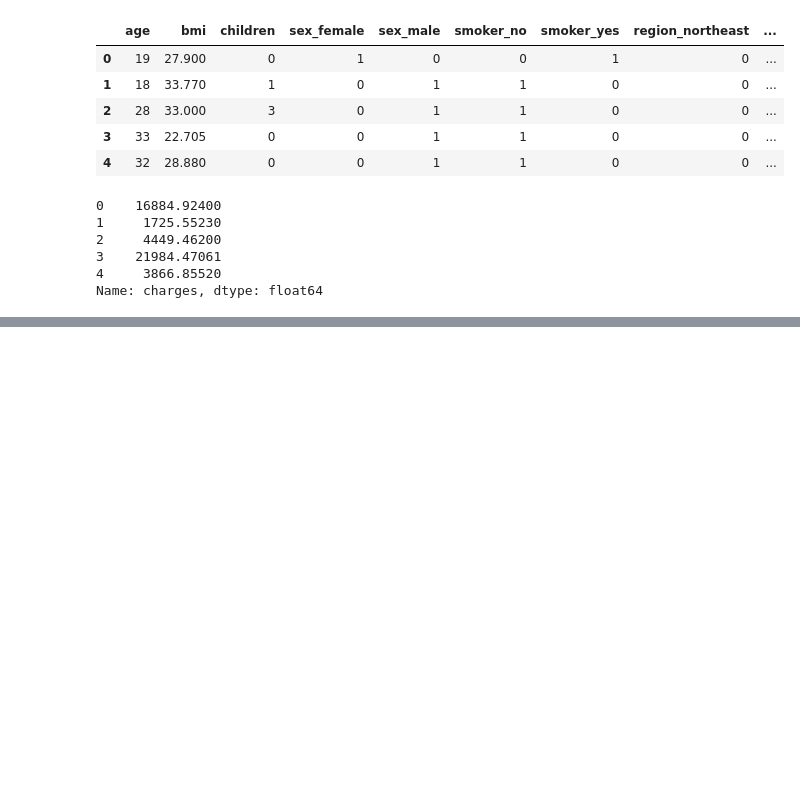
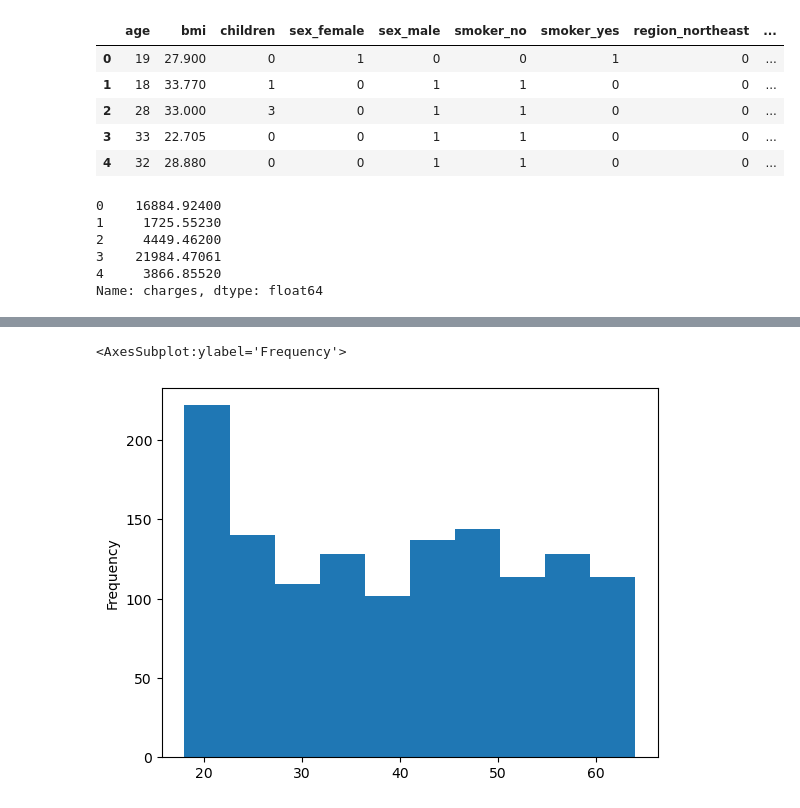
Before and after one commit to oriol-marco/Medical-Cost-Personal, a Jupyter notebook: 01_neural_network_regression_with_tensorflow.ipynb, the cells around one changed output, grey strips where cells are left out. Saved outputs shown, nothing was run; the diff lists cells and outputs as text; code cells hidden in the pictures; blank space fills up the shorter version.

```diff
--- a/01_neural_network_regression_with_tensorflow.ipynb
+++ b/01_neural_network_regression_with_tensorflow.ipynb
@@ -78,0 +264,5 @@ Name: charges, dtype: float64
+# %%
+X['age'].plot(kind='hist')
+# %% [output]
+<AxesSubplot:ylabel='Frequency'>
+[figure, added]
```
Also changed, not shown: parts of 22 cells of this notebook.
